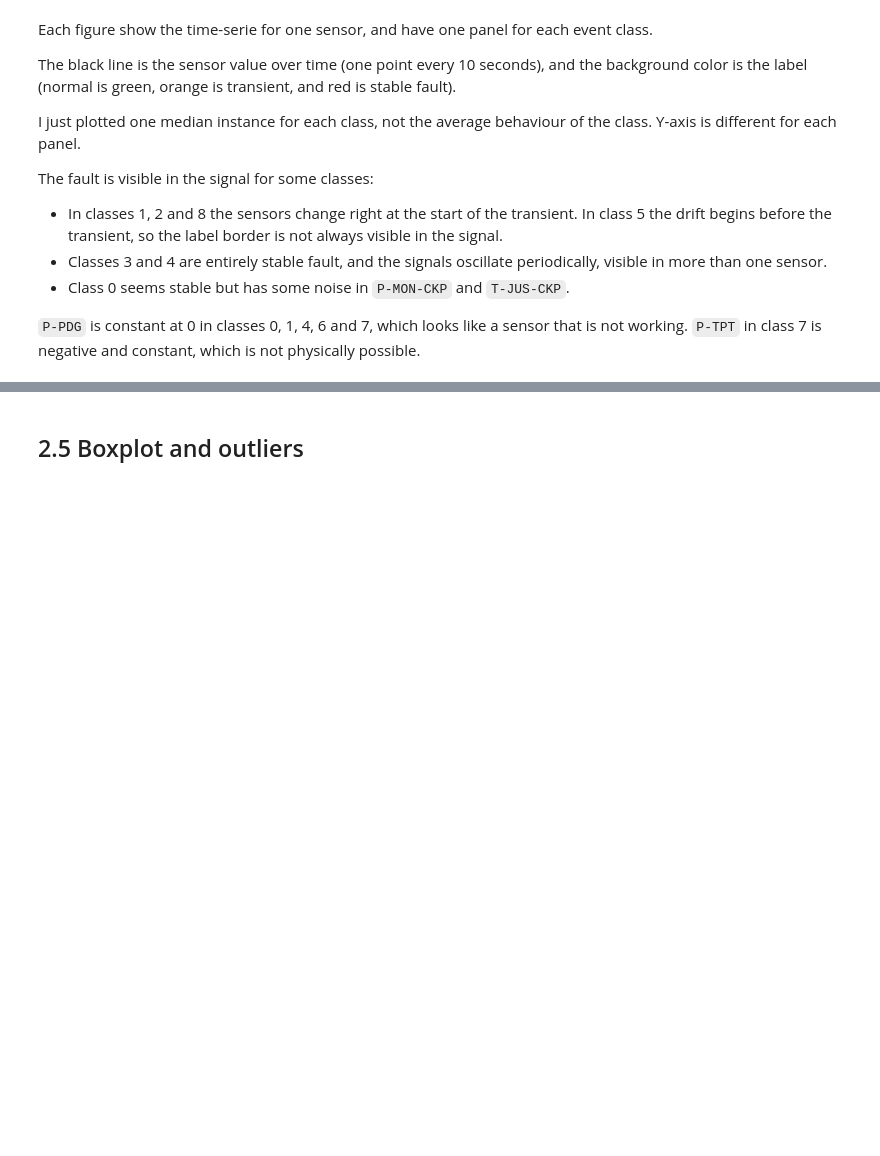
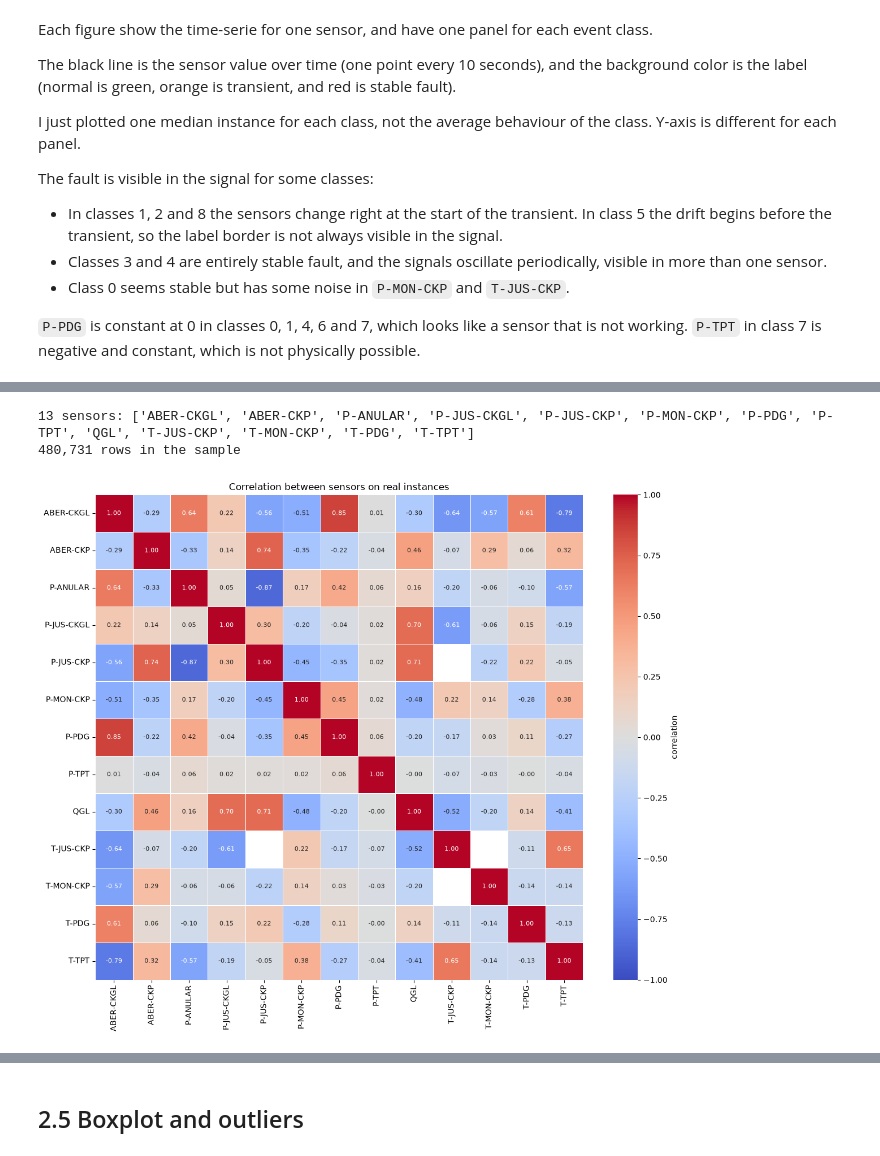
Before and after one commit to tommasofacchin/uis-msc-data-science, a Jupyter notebook: DAT540 - Data science/Project/01_eda.ipynb, the cells around one changed output, grey strips where cells are left out. Saved outputs shown, nothing was run; the diff lists cells and outputs as text; code cells hidden in the pictures; blank space fills up the shorter version.

Commit message:
DAT540 project correlation heatmap

```diff
--- a/DAT540 - Data science/Project/01_eda.ipynb
+++ b/DAT540 - Data science/Project/01_eda.ipynb
@@ -637,0 +663,31 @@ The fault is visible in the signal for some classes:
+# %%
+# Remove always-empty and ESTADO-* sensors
+empty_sensors = ["P-JUS-BS", "P-MON-SDV-P", "QBS", "PT-P", "P-MON-CKGL"]
+corr_sensors = [c for c in df.select_dtypes("float32").columns
+                if c not in empty_sensors and not c.startswith("ESTADO")]
+print(len(corr_sensors), "sensors:", corr_sensors)
+
+# Real and labeled rows, one every 60 seconds
+mask = (df["source"] == "real").to_numpy() & df["class"].notna().to_numpy()
+idx = np.flatnonzero(mask)[::60]
+sample = df.iloc[idx][corr_sensors + ["instance_id"]]
+print(f"{len(sample):,} rows in the sample")
+# %% [output]
+13 sensors: ['ABER-CKGL', 'ABER-CKP', 'P-ANULAR', 'P-JUS-CKGL', 'P-JUS-CKP', 'P-MON-CKP', 'P-PDG', 'P-TPT', 'QGL', 'T-JUS-CKP', 'T-MON-CKP', 'T-PDG', 'T-TPT']
+480,731 rows in the sample
+# %%
+# Correlation map
+corr = sample[corr_sensors].corr()
+
+def plot_corr(corr, title):
+    fig, ax = plt.subplots(figsize=(12, 10))
+    sns.heatmap(corr, annot=True, fmt=".2f", annot_kws={"size": 8},
+                cmap="coolwarm", vmin=-1, vmax=1, linewidths=0.5, linecolor="white",
+                cbar_kws={"label": "correlation"}, ax=ax)
+    ax.set_title(title)
+    plt.tight_layout()
+    plt.show()
+
+plot_corr(corr, "Correlation between sensors on real instances")
+# %% [output]
+[figure, added]
```
Also changed, not shown: parts of 11 cells of this notebook.
